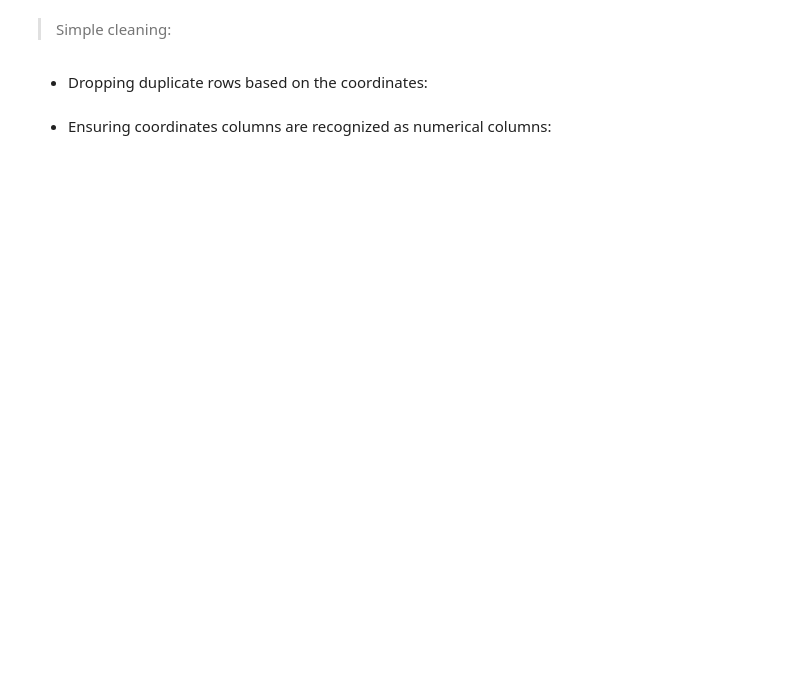
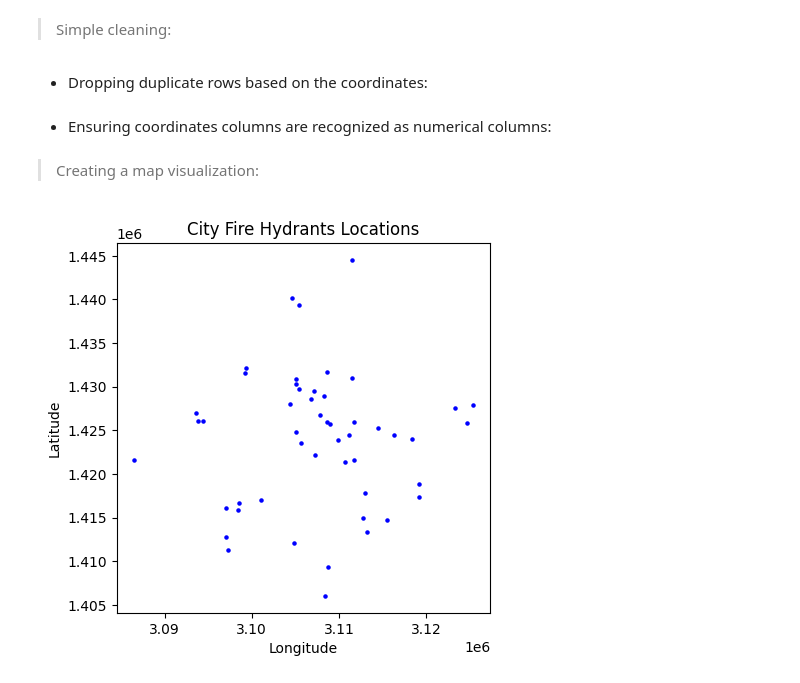
Before and after one commit to angeliki-tzanou/datasci_7_geospatial, a Jupyter notebook: HHA_507_Week_7.ipynb, the cells around one changed output. Cells and saved outputs as stored; diff of their text form; code cells hidden in the pictures; blank space fills up the shorter version.

```diff
--- a/HHA_507_Week_7.ipynb
+++ b/HHA_507_Week_7.ipynb
@@ -161,3 +161,15 @@ city_fire_hydr = city_fire_hydr.drop_duplicates(subset=['x_coord', 'y_coord'])
 # %%
 city_fire_hydr['x_coord'] = pd.to_numeric(city_fire_hydr['x_coord'], errors='coerce')
 city_fire_hydr['y_coord'] = pd.to_numeric(city_fire_hydr['y_coord'], errors='coerce')
+# %% [markdown]
+
+
+> Creating a map visualization:
+# %%
+city_fire_hydr.plot(marker='o', color='blue', markersize=5)
+plt.title('City Fire Hydrants Locations')
+plt.xlabel('Longitude')
+plt.ylabel('Latitude')
+plt.show()
+# %% [output]
+[figure, added]
```
